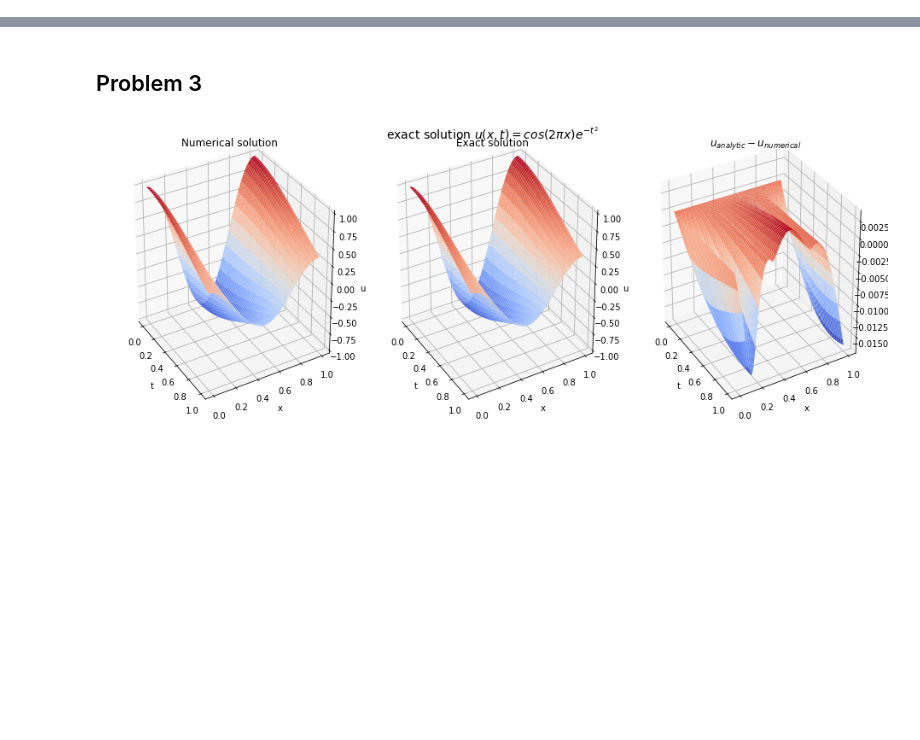
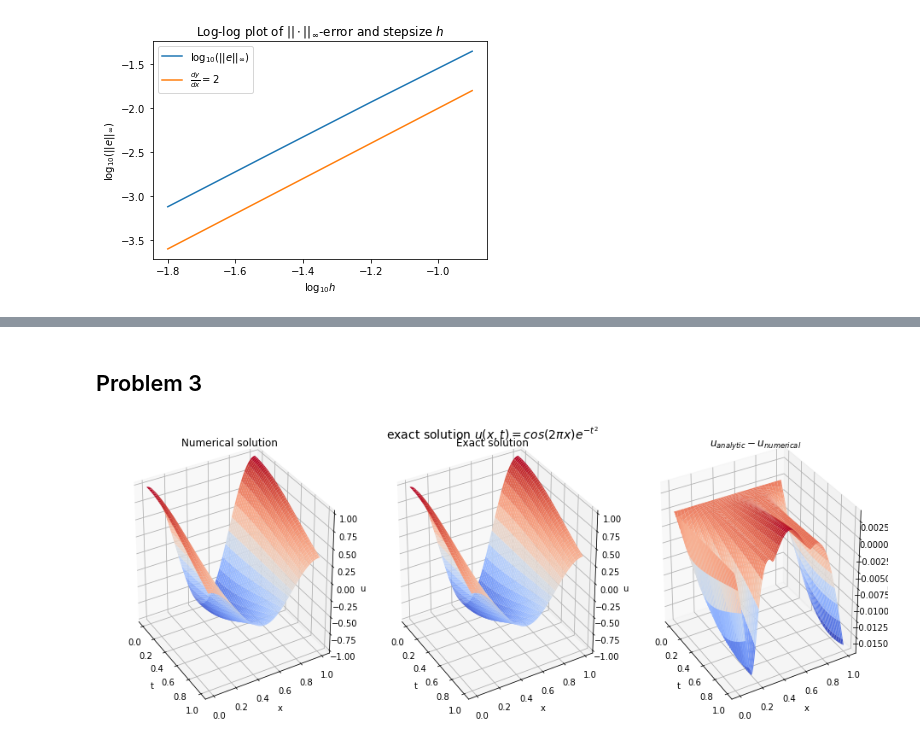
Before and after one commit to ulrikunneberg/numdiffprosj2, a Jupyter notebook: Hele prosjektet.ipynb, the cells around one changed output, grey strips where cells are left out. Saved outputs shown, nothing was run; the diff lists cells and outputs as text; code cells hidden in the pictures; blank space fills up the shorter version.

```diff
--- a/Hele prosjektet.ipynb
+++ b/Hele prosjektet.ipynb
@@ -8,0 +171,19 @@ from mpl_toolkits.mplot3d import Axes3D
+# %%
+hs = np.logspace(-0.9, -1.8, 4)
+errors = np.zeros(len(hs))
+for i in range(len(hs)):
+    xx, yy, U_1_test = solve_Fourier_h(h_heat_prob1c, g_func_prob1c, a=1, r=1,h_step=hs[i])
+    U_1c_analytical = np.sin(np.pi*xx) + np.cos(2*np.pi*yy)
+    errors[i] = np.max(np.abs(U_1c_analytical - U_1_test))
+
+
+plt.title(r'Log-log plot of $||\cdot||_{\infty}$-error and stepsize $h$')
+plt.plot(np.log10(hs), np.log10(errors) , label=r'$ \log_{10} (|| e ||_{\infty}) $')
+plt.plot(np.log10(hs), 2*np.log10(hs), label=r'$\frac{dy}{dx}=2$')
+plt.legend()
+plt.xlabel(r'$ \log_{10} h $')
+plt.ylabel(r'$ \log_{10} (|| e ||_{\infty}) $')
+plt.savefig("Loglog.pdf")
+plt.show()
+# %% [output]
+[figure, added]
```
Also changed, not shown: parts of 9 cells of this notebook, 5 other files.
